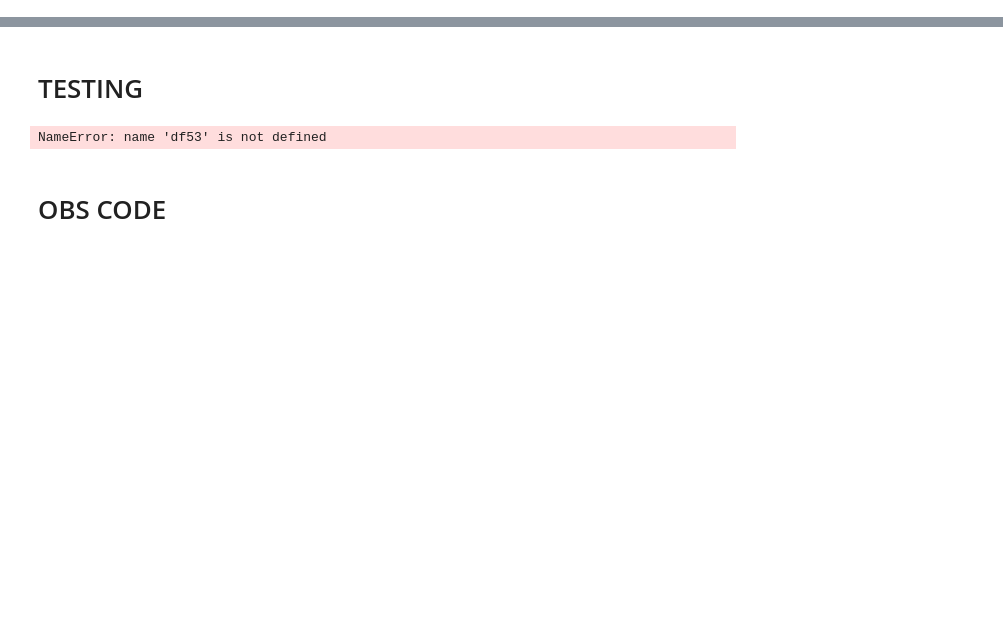
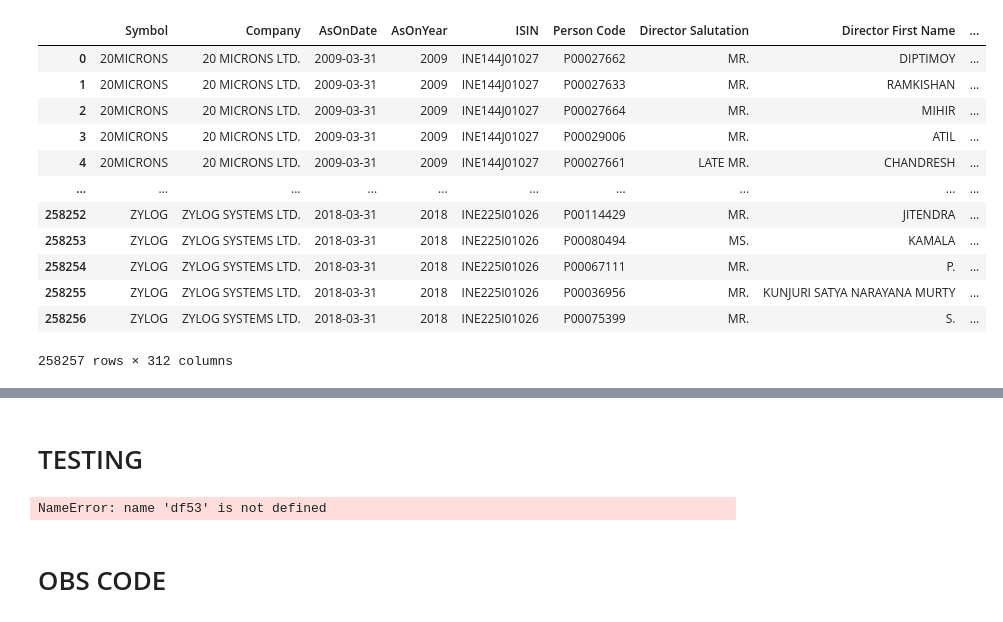
Before and after one commit to Leshleon/rookie-directors, a Jupyter notebook: [IN USE] Rookie Directors/[2] Firm Level Wrangling/Firm level Iterative/[190525] Firm level Calc.ipynb, the cells around one changed output, grey strips where cells are left out. Drawn from its saved outputs; the diff is of its cells as text; code cells hidden in the pictures; blank space fills up the shorter version.

```diff
--- a/[IN USE] Rookie Directors/[2] Firm Level Wrangling/Firm level Iterative/[190525] Firm level Calc.ipynb
+++ b/[IN USE] Rookie Directors/[2] Firm Level Wrangling/Firm level Iterative/[190525] Firm level Calc.ipynb
@@ -62,4 +62,20 @@ mainDirect.describe()
 # mainDirect0["PrevLastServed"] = pd.to_datetime( mainDirect0["PrevLastServed"], format = "%Y-%m-%d", errors = "coerce" )
 # mainDirect0["NextServed"] = pd.to_datetime( mainDirect0["PrevLastServed"], format = "%Y-%m-%d", errors = "coerce" )
 # mainDirect0["Tenure Valid till"] = pd.to_datetime( mainDirect0["Tenure Valid till"], format = "%Y-%m-%d", errors = "coerce" )
+# %%
+mainDirect
+# %% [output]
+|  | Symbol | Company | AsOnDate | AsOnYear | ISIN | Person Code | Director Salutation | Director First Name | ... |
+| 0 | 20MICRONS | 20 MICRONS LTD. | 2009-03-31 | 2009 | INE144J01027 | P00027662 | MR. | DIPTIMOY | ... |
+| 1 | 20MICRONS | 20 MICRONS LTD. | 2009-03-31 | 2009 | INE144J01027 | P00027633 | MR. | RAMKISHAN | ... |
+| 2 | 20MICRONS | 20 MICRONS LTD. | 2009-03-31 | 2009 | INE144J01027 | P00027664 | MR. | MIHIR | ... |
+| 3 | 20MICRONS | 20 MICRONS LTD. | 2009-03-31 | 2009 | INE144J01027 | P00029006 | MR. | ATIL | ... |
+| 4 | 20MICRONS | 20 MICRONS LTD. | 2009-03-31 | 2009 | INE144J01027 | P00027661 | LATE MR. | CHANDRESH | ... |
+| ... | ... | ... | ... | ... | ... | ... | ... | ... | ... |
+| 258252 | ZYLOG | ZYLOG SYSTEMS LTD. | 2018-03-31 | 2018 | INE225I01026 | P00114429 | MR. | JITENDRA | ... |
+| 258253 | ZYLOG | ZYLOG SYSTEMS LTD. | 2018-03-31 | 2018 | INE225I01026 | P00080494 | MS. | KAMALA | ... |
+| 258254 | ZYLOG | ZYLOG SYSTEMS LTD. | 2018-03-31 | 2018 | INE225I01026 | P00067111 | MR. | P. | ... |
+| 258255 | ZYLOG | ZYLOG SYSTEMS LTD. | 2018-03-31 | 2018 | INE225I01026 | P00036956 | MR. | KUNJURI SATYA NARAYANA MURTY | ... |
+| 258256 | ZYLOG | ZYLOG SYSTEMS LTD. | 2018-03-31 | 2018 | INE225I01026 | P00075399 | MR. | S. | ... |
+258257 rows × 312 columns
 # %%
```
Also changed, not shown: parts of 10 cells of this notebook, 6 other files.
